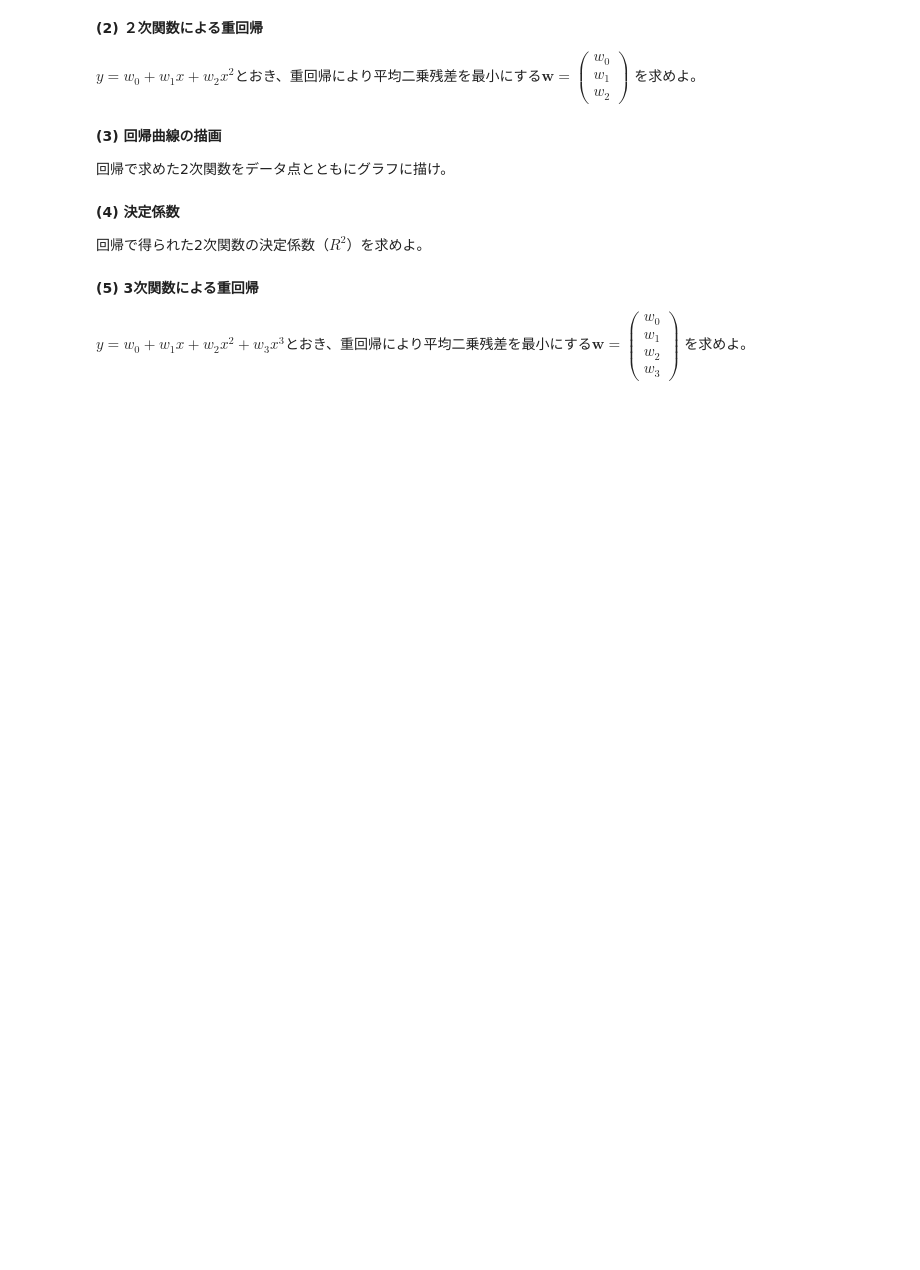
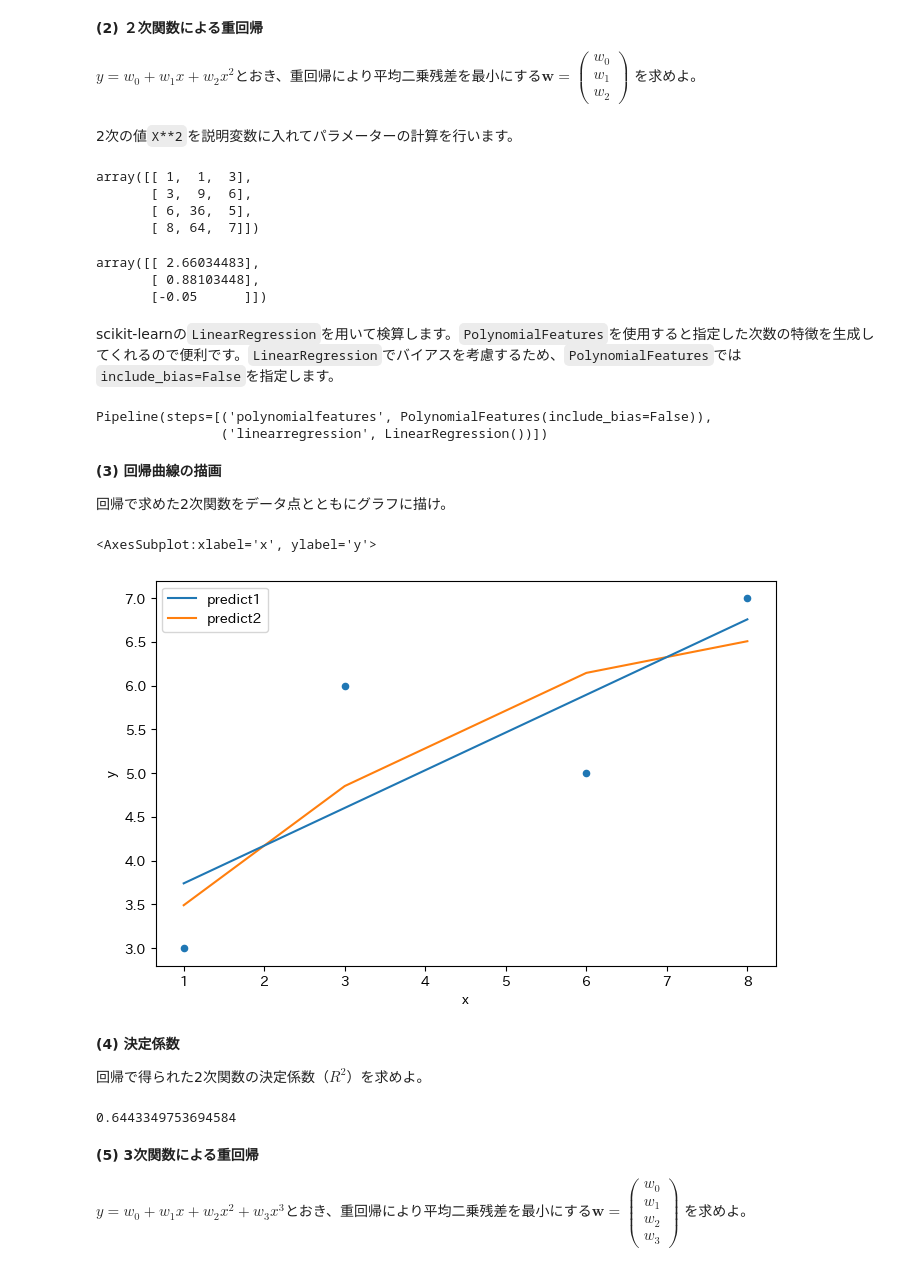
Before and after one commit to tsuyoi1064/notebook, a Jupyter notebook: mlnote/regression/02mra.ipynb, the cells around one changed output. Cells and saved outputs as stored; diff of their text form; code cells hidden in the pictures; blank space fills up the shorter version.

```diff
--- a/mlnote/regression/02mra.ipynb
+++ b/mlnote/regression/02mra.ipynb
@@ -1454,3 +1519,33 @@ w_0 \\
 w_1 \\
 w_2
 \end{pmatrix}$を求めよ。
+# %% [markdown]
+2次の値`X**2`を説明変数に入れてパラメーターの計算を行います。
+# %%
+X_squred_examples = np.vstack([X, X**2, Y]).T
+X_squred_examples
+# %% [output]
+array([[ 1,  1,  3],
+       [ 3,  9,  6],
+       [ 6, 36,  5],
+       [ 8, 64,  7]])
+# %%
+model2 = MultipleRegression().train(X_squred_examples)
+model2.w
+# %% [output]
+array([[ 2.66034483],
+       [ 0.88103448],
+       [-0.05      ]])
+# %% [markdown]
+scikit-learnの`LinearRegression`を用いて検算します。`PolynomialFeatures`を使用すると指定した次数の特徴を生成してくれるので便利です。`LinearRegression`でバイアスを考慮するため、`PolynomialFeatures`では`include_bias=False`を指定します。
+# %%
+from sklearn.linear_model import LinearRegression
+from sklearn.preprocessing import PolynomialFeatures
+from sklearn.pipeline import make_pipeline
+
+
+pipeline = make_pipeline(PolynomialFeatures(2, include_bias=False), LinearRegression())
+pipeline.fit(X.reshape(-1, 1), Y)
+# %% [output]
+Pipeline(steps=[('polynomialfeatures', PolynomialFeatures(include_bias=False)),
+                ('linearregression', LinearRegression())])
@@ -1458,7 +1557,21 @@ w_2
 **(3) 回帰曲線の描画**
 
 回帰で求めた2次関数をデータ点とともにグラフに描け。
+# %%
+fig, ax = plt.subplots(figsize=(8,5))
+data = pd.DataFrame({"x": X, "y": Y, "predict1": model.predict(X), "predict2": model2.predict(X_squred_examples[:, :-1])})
+data.plot.scatter(x="x", y="y", grid=True, ax=ax)
+data.plot.line(x="x", y="predict1", zorder=0, ax=ax)
+data.plot.line(x="x", y="predict2", zorder=-1, ax=ax)
+# %% [output]
+<AxesSubplot:xlabel='x', ylabel='y'>
+[figure, added]
 # %% [markdown]
 **(4) 決定係数**
 
 回帰で得られた2次関数の決定係数（$R^2$）を求めよ。
+# %%
+r2 = 1 - np.var(data["y"] - data["predict2"]) / np.var(data["y"])
+r2
+# %% [output]
+0.6443349753694584
```
Also changed, not shown: parts of 23 cells of this notebook, 5 other files.
